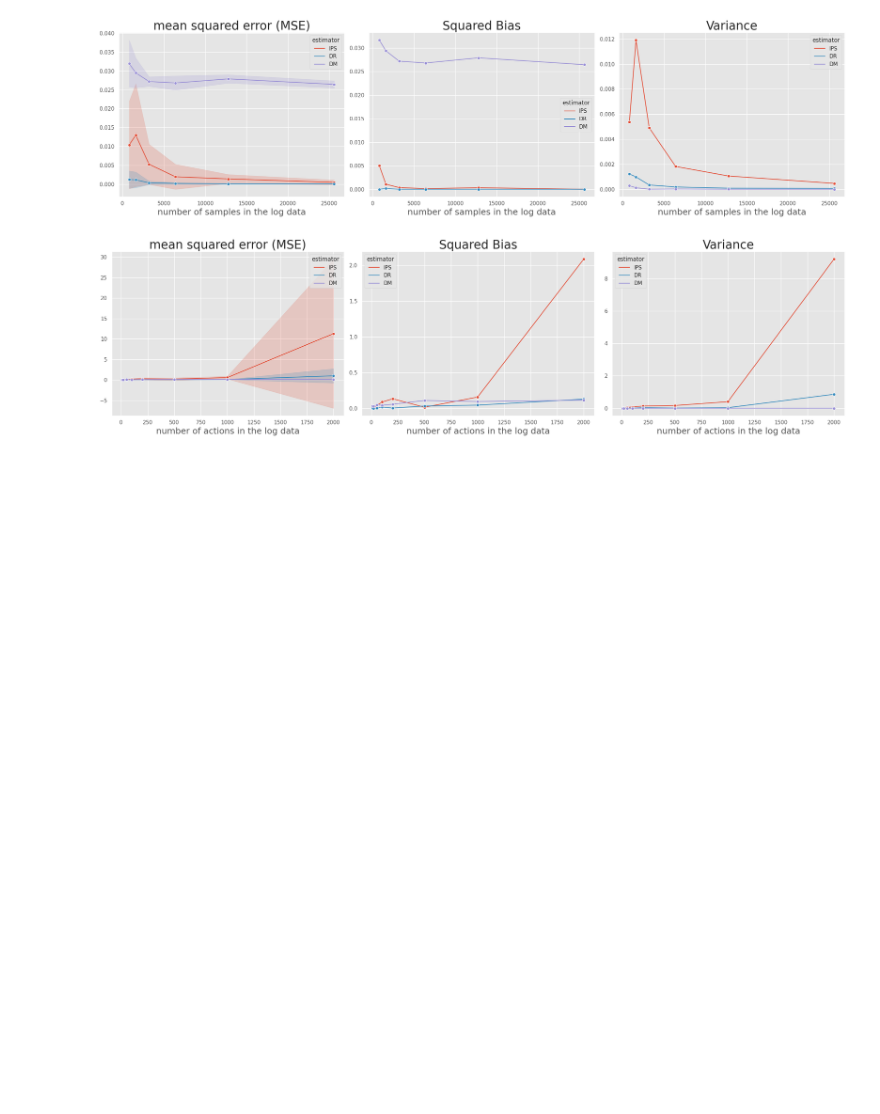
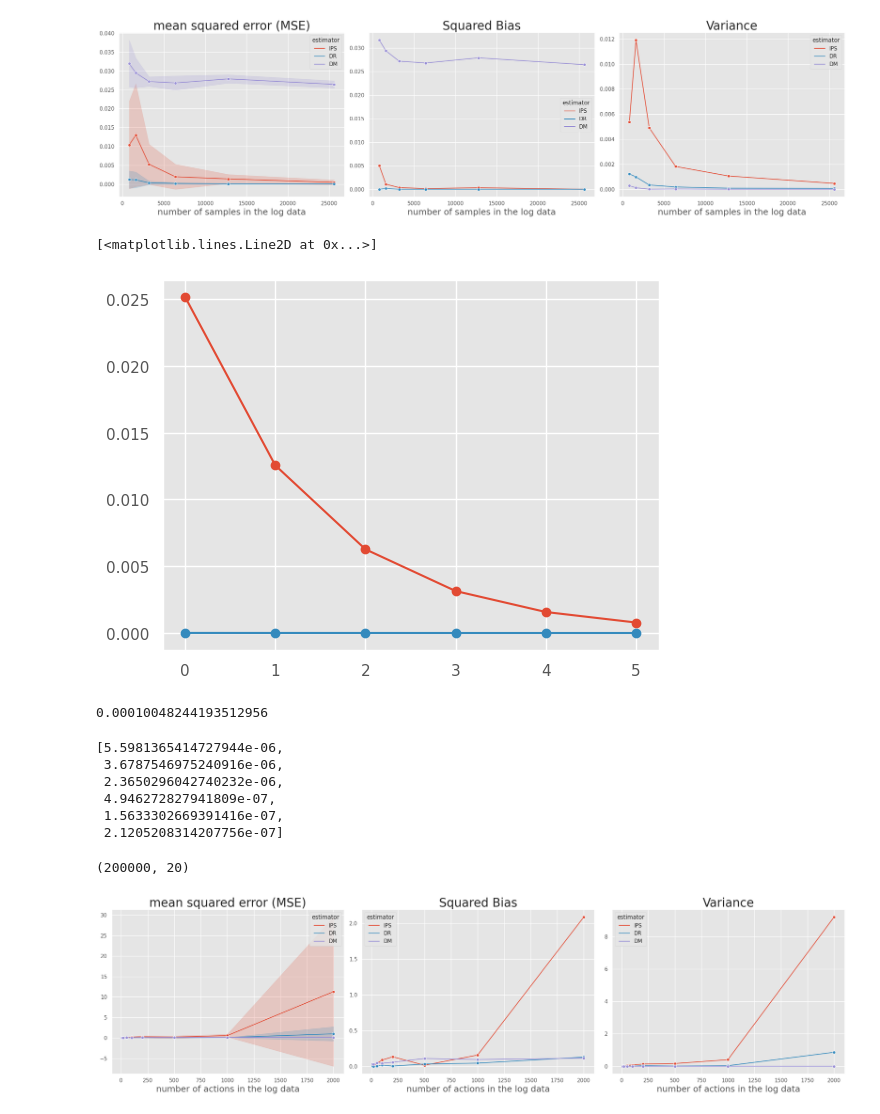
Before and after one commit to tatsuki1107/cfml_tutorial, a Jupyter notebook: basic/basic_ope_using_obp.ipynb, the cells around one changed output. Drawn from its saved outputs; the diff is of its cells as text; code cells hidden in the pictures; blank space fills up the shorter version.

```diff
--- a/bandit/basic_ope_using_obp.ipynb
+++ b/basic/basic_ope_using_obp.ipynb
@@ -66,9 +66,14 @@ policy_value = dataset.calc_ground_truth_policy_value(
 )
 
 result_df_list = []
+
+mean_ips_variance_list = []
+mean_ips_bias_list = []
 for val_size in tqdm(val_sizes):
 
     result_list = []
+    ips_variance_list = []
+    ips_bias_list = []
     for _ in range(n_sim):
         val_data = dataset.obtain_batch_bandit_feedback(n_rounds=val_size)
         # pi_new
@@ -96,6 +101,17 @@ for val_size in tqdm(val_sizes):
 
         result_list.append(estimated_policy_values)
 
+        # check
+        ips_variance = calc_ips_variance(pi_b=val_data["pi_b"][:,:,0], pi_e=val_action_dist[:,:,0], r=val_data["expected_reward"])
+        ips_variance_list.append(ips_variance)
+
+        expected_value = dataset.calc_ground_truth_policy_value(
+            expected_reward=val_data["expected_reward"],
+            action_dist=val_action_dist
+        )
+        ips_bias_list.append((policy_value - expected_value)**2)
+
+
     result_df = (
         DataFrame(DataFrame(result_list).stack())
         .reset_index(1)
@@ -118,6 +134,9 @@ for val_size in tqdm(val_sizes):
 
     result_df_list.append(result_df)
 
+    mean_ips_variance_list.append(np.mean(ips_variance_list))
+    mean_ips_bias_list.append(np.mean(ips_bias_list))
+
 result_df = pd.concat(result_df_list).reset_index(level=0)
 # %%
 plt.style.use("ggplot")
@@ -143,3 +162,11 @@ plt.tight_layout()
 plt.show()
 # %% [output]
 [figure]
+# %%
+
+plt.plot(mean_ips_variance_list, marker="o")
+
+plt.plot(mean_ips_bias_list, marker="o")
+# %% [output]
+[<matplotlib.lines.Line2D at 0x...>]
+[figure, added]
@@ -146,3 +176,20 @@ plt.show()
+# %%
+calc_ips_variance(pi_b=test_data["pi_b"][:,:,0], pi_e=test_action_dist[:,:,0], r=test_data["expected_reward"])
+# %% [output]
+0.00010048244193512956
+# %%
+mean_ips_bias_list
+# %% [output]
+[5.5981365414727944e-06,
+ 3.6787546975240916e-06,
+ 2.3650296042740232e-06,
+ 4.946272827941809e-07,
+ 1.5633302669391416e-07,
+ 2.1205208314207756e-07]
+# %%
+test_data["expected_reward"].shape
+# %% [output]
+(200000, 20)
 # %%
 # settings 2
 n_sim=5
```
Also changed, not shown: parts of 1 cell of this notebook, 2 other files.
